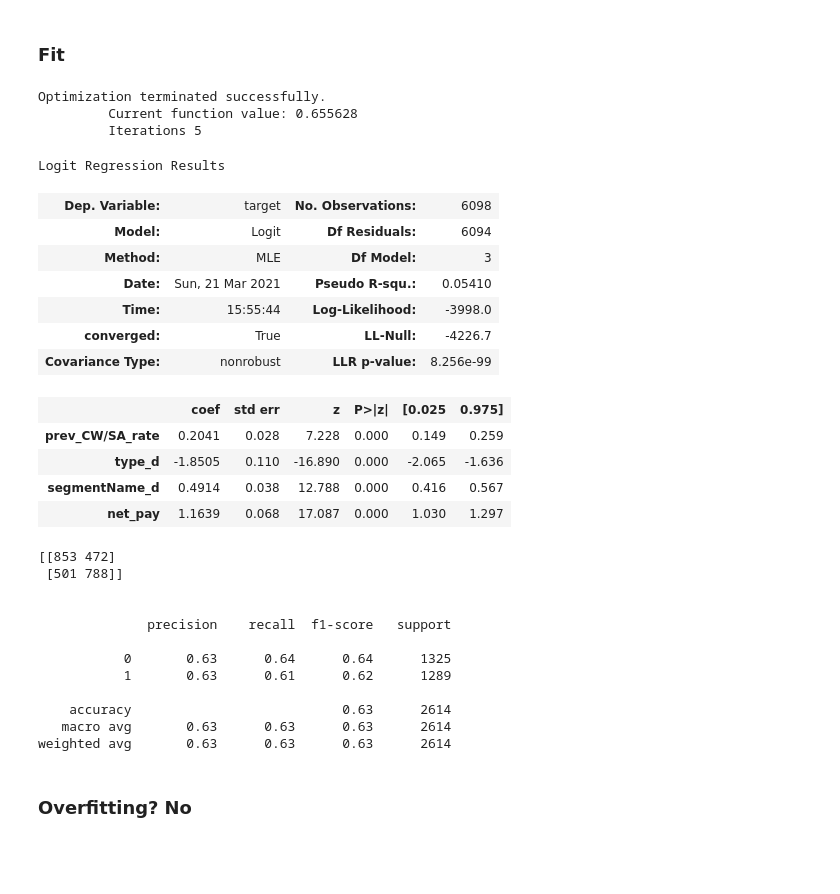
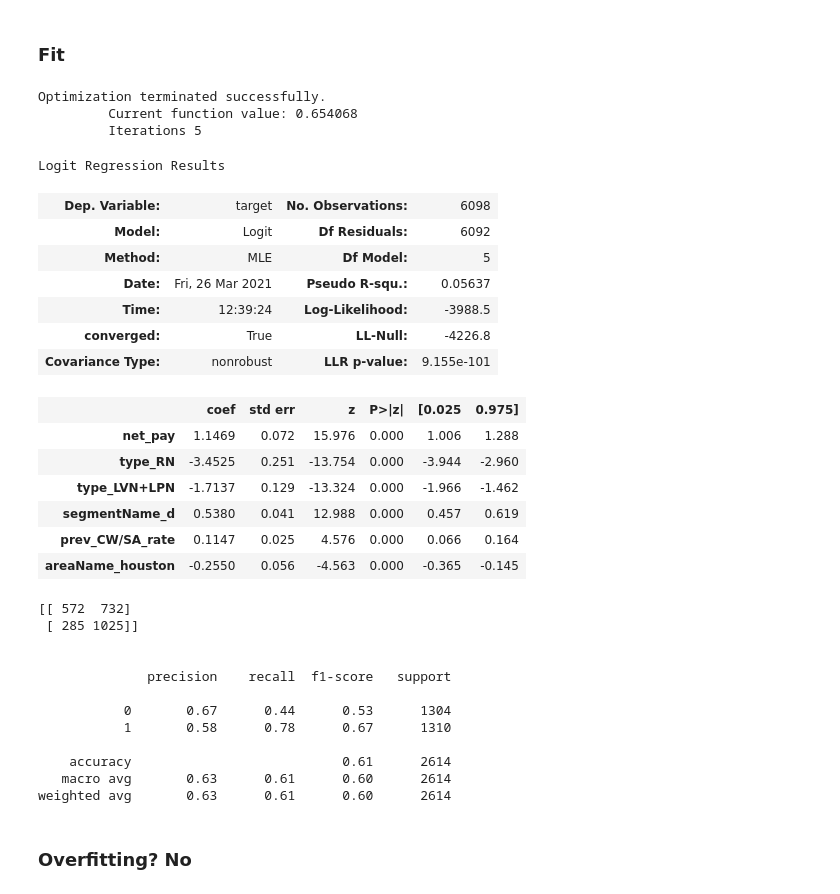
Before and after one commit to fufufu-hub/nursedash, a Jupyter notebook: logistic regression.ipynb, the cells around one changed output. Cells and saved outputs as stored; diff of their text form; code cells hidden in the pictures; blank space fills up the shorter version.

```diff
--- a/logistic regression.ipynb
+++ b/logistic regression.ipynb
@@ -8,14 +18,23 @@ df = pd.read_csv('model_data.csv').drop(columns = ['Unnamed: 0'])
 # standardlize, dont standardlize dummy!
 from sklearn.preprocessing import StandardScaler
 scaler = StandardScaler()
-scaler.fit(df.drop(['target', 'segmentName_d', 'type_d', 'createdAt', 'start_time'], axis=1))
-scaled_features = scaler.transform(df.drop(['target', 'segmentName_d', 'type_d', 'createdAt', 'start_time'], axis=1))
+scaler.fit(df.drop(['id', 'user_id', 'shift_id', 'target', 'createdAt', 'Start_Time', 'type_RN',
+                    'type_LVN+LPN', 'segmentName_d', 'areaName_houston', 'areaName_no', 'areaName_dfw',
+                    'areaName_austin', 'areaName_san'], axis=1))
+scaled_features = scaler.transform(df.drop(['id', 'user_id', 'shift_id', 'target', 'createdAt',
+                                            'Start_Time', 'type_RN', 'type_LVN+LPN', 'segmentName_d',
+                                            'areaName_houston', 'areaName_no', 'areaName_dfw',
+                                            'areaName_austin', 'areaName_san'], axis=1))
 
 # scaled features
-X = pd.DataFrame(scaled_features, columns = ['prev_CW/SA_rate', 'S_create2SA_Create', 'S_Create2Start_Time',
-                                             'SA_Create2Start_Time', 'U_create2now', 'U_approve2now', 'net_pay'])
+X = pd.DataFrame(scaled_features, columns = ['prev_CW/SA_rate', 'prev_CW x SA_rate', 'S_create2SA_Create',
+                                             'S_Create2Start_Time', 'SA_Create2Start_Time', 'U_create2now',
+                                             'U_approve2now', 'net_pay'])
 # concat with dummy
-df = pd.concat([X, df[['segmentName_d', 'type_d', 'target', 'createdAt', 'start_time']]], axis = 1)
+df = pd.concat([df[['id', 'user_id', 'shift_id', 'target', 'createdAt',
+                    'Start_Time', 'type_RN', 'type_LVN+LPN', 'segmentName_d',
+                    'areaName_houston', 'areaName_no', 'areaName_dfw',
+                    'areaName_austin', 'areaName_san']], X], axis = 1)
 
 # drop nas
 df.dropna(inplace = True)
@@ -24,8 +43,8 @@ df.dropna(inplace = True)
 # %% [markdown]
 ### note !!!: real data might overlap with train test validation data
 # %%
-df['start_time'] = pd.to_datetime(df['start_time'])
-realdata = df[df['start_time'].isin(pd.date_range('2021-3-22', '2021-3-29'))]
+df['Start_Time'] = pd.to_datetime(df['Start_Time'])
+realdata = df[df['Start_Time'].apply(lambda x: x >= pd.to_datetime('2021-3-22') and x < pd.to_datetime('2021-3-28'))]
 # %% [markdown]
 ###  <font color = green> Validation set: 1000 recently records
 # %%
@@ -200,35 +227,39 @@ x_valid = validation[['prev_CW/SA_rate', 'type_d', 'segmentName_d', 'net_pay']]
 # %% [markdown]
 ### Train Test set
 # %%
-X = df[['prev_CW/SA_rate', 'type_d', 'segmentName_d', 'net_pay']]
+X = df[['net_pay', 'type_RN', 'type_LVN+LPN', 'segmentName_d', 'prev_CW/SA_rate', 'areaName_houston']]
 Y = df['target']
 X_train, X_test, y_train, y_test = train_test_split(X, Y, test_size=0.30)
 # %% [markdown]
 ### Fit
 # %%
-logit = LogisticRegressionCV(scoring='roc_auc')
+
+weights = {0:1, 1:1.3}
+logit = LogisticRegression(solver = 'lbfgs', class_weight = weights)
 logit.fit(X_train,y_train)
 
 # logit summary
 smlogit = sm.Logit(y_train,X_train).fit()
 smlogit.summary()
 # %% [output]
 Optimization terminated successfully.
-         Current function value: 0.655628
+         Current function value: 0.654068
          Iterations 5
 Logit Regression Results
 | Dep. Variable: | target | No. Observations: | 6098 |
-| Model: | Logit | Df Residuals: | 6094 |
-| Method: | MLE | Df Model: | 3 |
-| Date: | Sun, 21 Mar 2021 | Pseudo R-squ.: | 0.05410 |
-| Time: | 15:55:44 | Log-Likelihood: | -3998.0 |
-| converged: | True | LL-Null: | -4226.7 |
-| Covariance Type: | nonrobust | LLR p-value: | 8.256e-99 |
+| Model: | Logit | Df Residuals: | 6092 |
+| Method: | MLE | Df Model: | 5 |
+| Date: | Fri, 26 Mar 2021 | Pseudo R-squ.: | 0.05637 |
+| Time: | 12:39:24 | Log-Likelihood: | -3988.5 |
+| converged: | True | LL-Null: | -4226.8 |
+| Covariance Type: | nonrobust | LLR p-value: | 9.155e-101 |
 |  | coef | std err | z | P>|z| | [0.025 | 0.975] |
-| prev_CW/SA_rate | 0.2041 | 0.028 | 7.228 | 0.000 | 0.149 | 0.259 |
-| type_d | -1.8505 | 0.110 | -16.890 | 0.000 | -2.065 | -1.636 |
-| segmentName_d | 0.4914 | 0.038 | 12.788 | 0.000 | 0.416 | 0.567 |
-| net_pay | 1.1639 | 0.068 | 17.087 | 0.000 | 1.030 | 1.297 |
+| net_pay | 1.1469 | 0.072 | 15.976 | 0.000 | 1.006 | 1.288 |
+| type_RN | -3.4525 | 0.251 | -13.754 | 0.000 | -3.944 | -2.960 |
+| type_LVN+LPN | -1.7137 | 0.129 | -13.324 | 0.000 | -1.966 | -1.462 |
+| segmentName_d | 0.5380 | 0.041 | 12.988 | 0.000 | 0.457 | 0.619 |
+| prev_CW/SA_rate | 0.1147 | 0.025 | 4.576 | 0.000 | 0.066 | 0.164 |
+| areaName_houston | -0.2550 | 0.056 | -4.563 | 0.000 | -0.365 | -0.145 |
 # %%
 # labels = ['True Neg','False Pos','False Neg','True Pos']
 # categories = ['Zero', 'One']
@@ -243,18 +274,18 @@ print(confusion_matrix(y_test, y_pred))
 print('\n')
 print(classification_report(y_test, y_pred))
 # %% [output]
-[[853 472]
- [501 788]]
+[[ 572  732]
+ [ 285 1025]]
 
 
               precision    recall  f1-score   support
 
-           0       0.63      0.64      0.64      1325
-           1       0.63      0.61      0.62      1289
+           0       0.67      0.44      0.53      1304
+           1       0.58      0.78      0.67      1310
 
-    accuracy                           0.63      2614
-   macro avg       0.63      0.63      0.63      2614
-weighted avg       0.63      0.63      0.63      2614
+    accuracy                           0.61      2614
+   macro avg       0.63      0.61      0.60      2614
+weighted avg       0.63      0.61      0.60      2614
 # %% [markdown]
 ### Overfitting? No
 # %%
```
Also changed, not shown: parts of 22 cells of this notebook.
